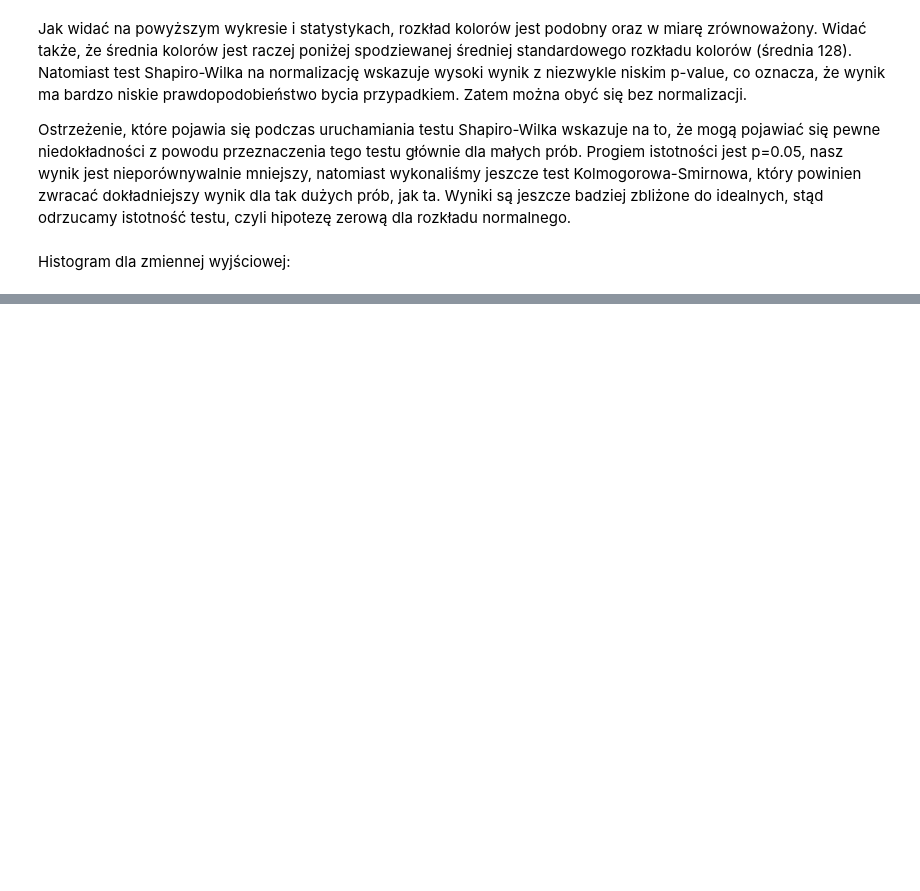
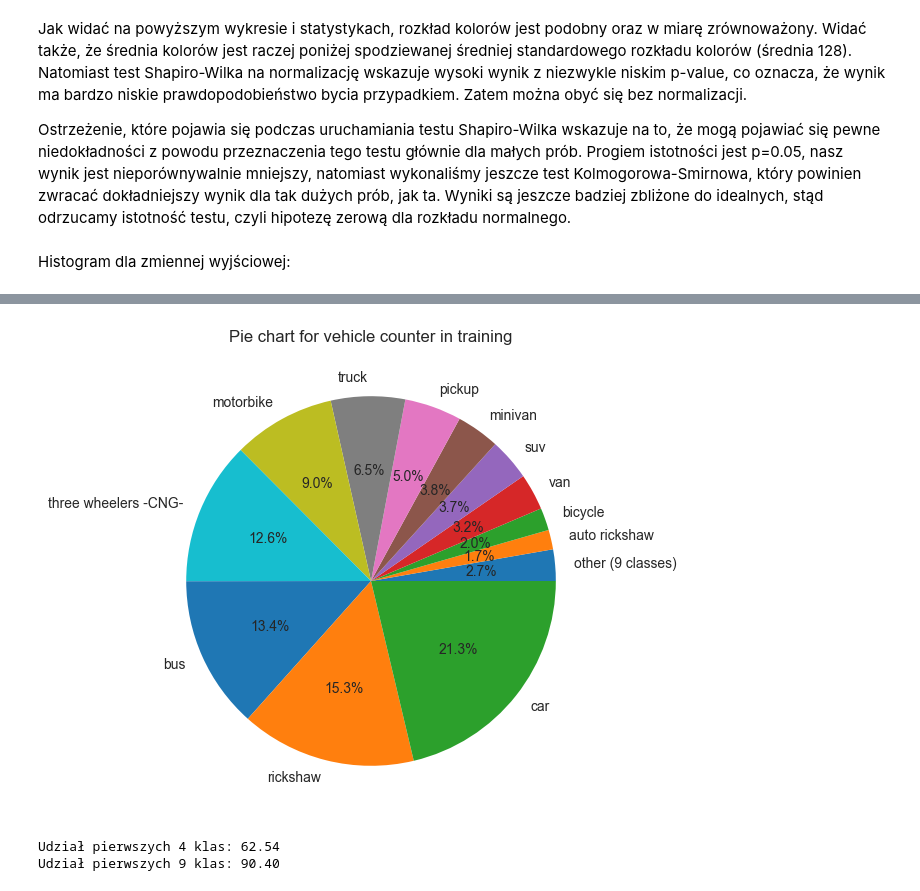
Before and after one commit to michaljurzak1/Vehicle-Images-Detection, a Jupyter notebook: eda.ipynb, the cells around one changed output, grey strips where cells are left out. Drawn from its saved outputs; the diff is of its cells as text; code cells hidden in the pictures; blank space fills up the shorter version.

```diff
--- a/eda.ipynb
+++ b/eda.ipynb
@@ -394,0 +396,35 @@ plt.show()
+# %%
+def accumulate_results(_list: List[Tuple[any, any]], threshold: int):
+    other_count = 0
+    other_classes_count = 0
+    for i, (count, class_name) in enumerate(_list):
+        if count < threshold:
+            _list[i] = (count, 'other')
+            other_count += count
+            other_classes_count+=1
+        else:
+            break
+
+    if other_count > 0:
+        _list = [(other_count, f'other ({other_classes_count} classes)')] + _list[i:]
+
+    return zip(*_list)
+# %%
+sorted_vehicles = sorted(list(zip(train_vehicles_counter, classes_of_vehicles)), key=lambda x: x[0])
+
+sorted_train_vehicles_counter, sorted_classes_of_vehicles = accumulate_results(sorted_vehicles, 200)
+
+plt.figure(figsize=(6, 6))
+plt.pie(sorted_train_vehicles_counter, labels=sorted_classes_of_vehicles, autopct='%1.1f%%')
+plt.title('Pie chart for vehicle counter in training', fontsize=12)
+plt.xticks(fontsize=10,rotation=60)
+plt.yticks(fontsize=10)
+plt.show()
+# %% [output]
+[figure, added]
+# %%
+print(f"Udział pierwszych 4 klas: {sum(sorted_train_vehicles_counter[-4:]) *100 / sum(sorted_train_vehicles_counter):.2f}")
+print(f"Udział pierwszych 9 klas: {sum(sorted_train_vehicles_counter[-9:]) *100 / sum(sorted_train_vehicles_counter):.2f}")
+# %% [output]
+Udział pierwszych 4 klas: 62.54
+Udział pierwszych 9 klas: 90.40
```
Also changed, not shown: parts of 34 cells of this notebook.
